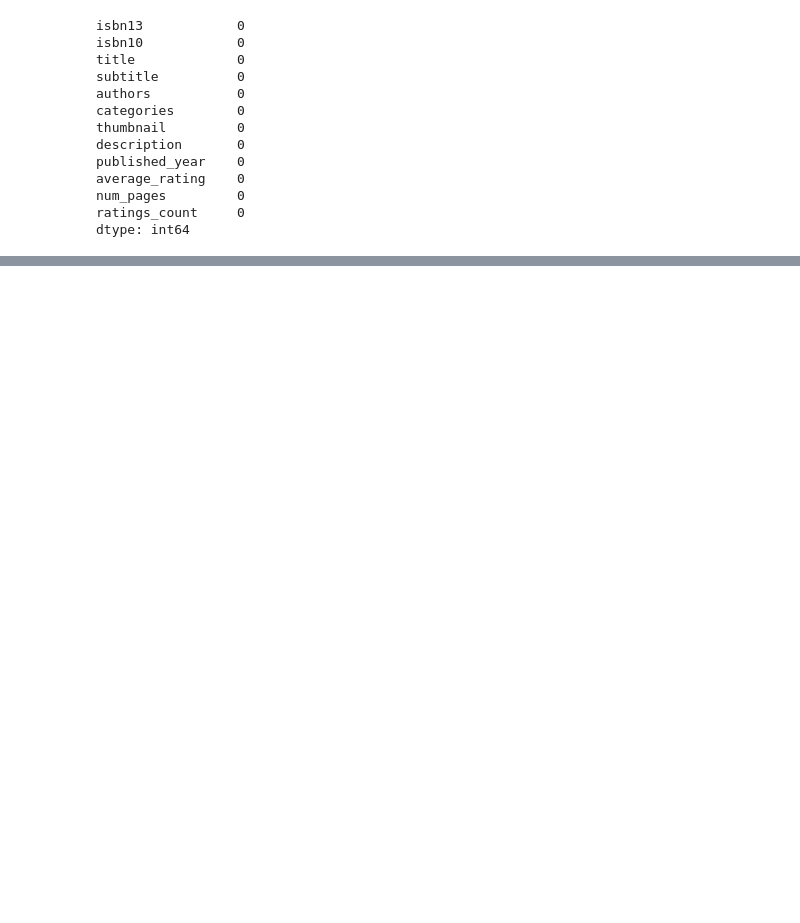
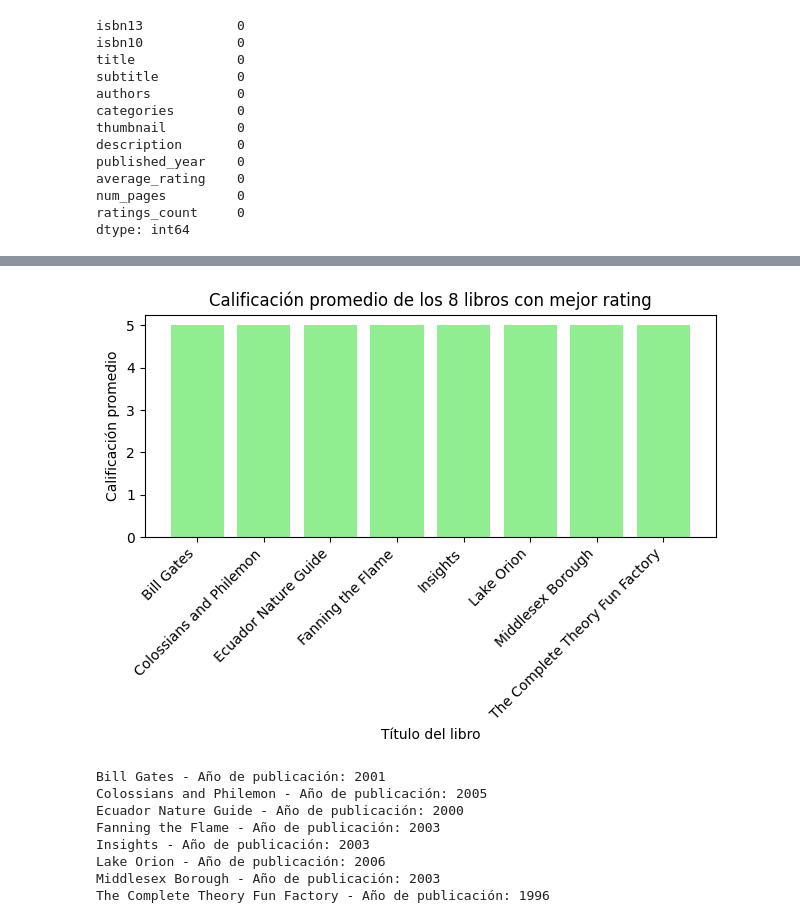
Before and after one commit to zeusqph/Libros-Recomendados, a Jupyter notebook: informe.ipynb, the cells around one changed output, grey strips where cells are left out. Saved outputs shown, nothing was run; the diff lists cells and outputs as text; code cells hidden in the pictures; blank space fills up the shorter version.

```diff
--- a/informe.ipynb
+++ b/informe.ipynb
@@ -153,0 +165,30 @@ dtype: int64
+# %%
+
+
+top_8_books = df.groupby('title')['average_rating'].mean().nlargest(8)
+
+top_8_years = df[df['title'].isin(top_8_books.index)].drop_duplicates('title')[['title', 'published_year']]
+
+plt.bar(top_8_books.index, top_8_books.values, color='lightgreen')
+
+
+plt.title(f'Calificación promedio de los 8 libros con mejor rating')
+plt.xlabel('Título del libro')
+plt.ylabel('Calificación promedio')
+plt.xticks(rotation=45, ha='right')
+plt.tight_layout()
+plt.show()
+
+for title in top_8_books.index:
+    year = top_8_years[top_8_years['title'] == title]['published_year'].iloc[0]
+    print(f'{title} - Año de publicación: {year}')
+# %% [output]
+[figure, added]
+Bill Gates - Año de publicación: 2001
+Colossians and Philemon - Año de publicación: 2005
+Ecuador Nature Guide - Año de publicación: 2000
+Fanning the Flame - Año de publicación: 2003
+Insights - Año de publicación: 2003
+Lake Orion - Año de publicación: 2006
+Middlesex Borough - Año de publicación: 2003
+The Complete Theory Fun Factory - Año de publicación: 1996
```
Also changed, not shown: parts of 7 cells of this notebook.
